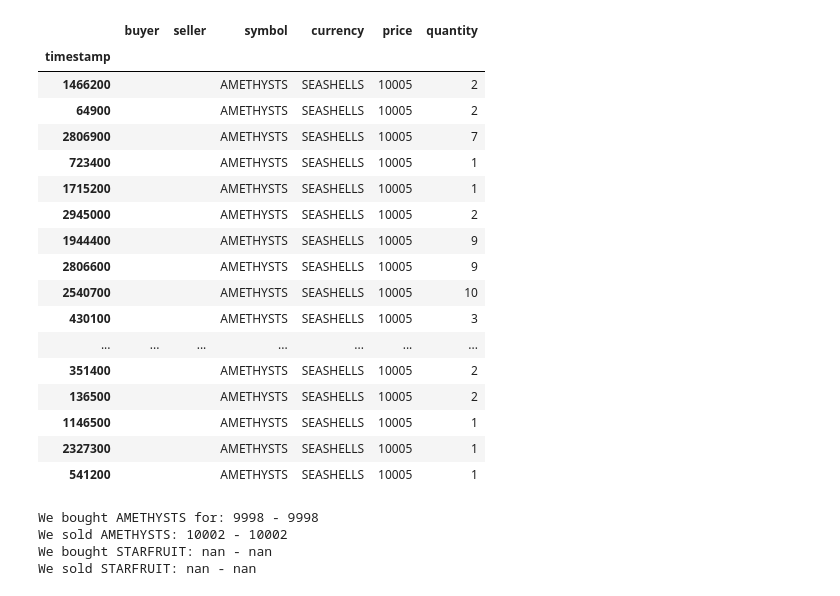
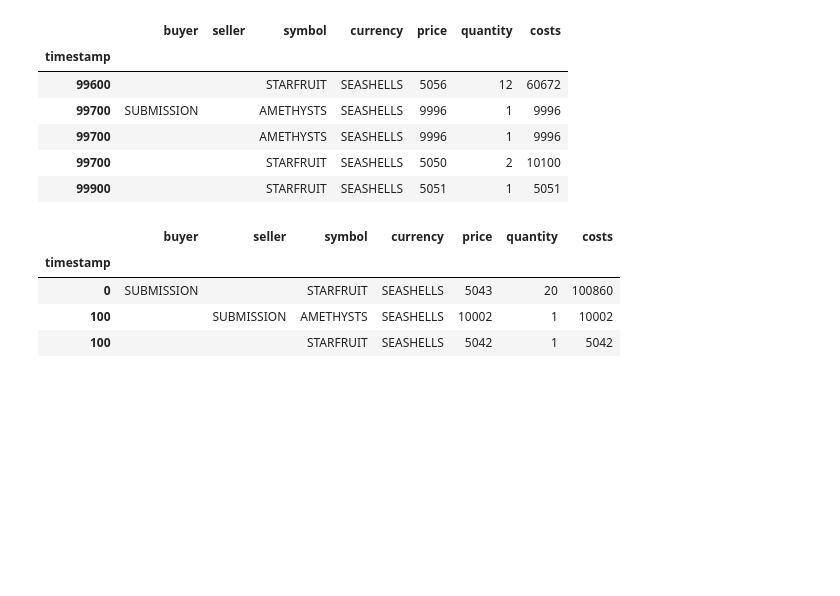
Before and after one commit to johannesfuest/prosperity-2, a Jupyter notebook: analysis/trades_analysis.ipynb, the cells around one changed output. Drawn from its saved outputs; the diff is of its cells as text; code cells hidden in the pictures; blank space fills up the shorter version.

```diff
--- a/analysis/trades_analysis.ipynb
+++ b/analysis/trades_analysis.ipynb
@@ -11,27 +12,21 @@ data.set_index('timestamp', inplace=True)
-# %%
-# check best bid for ametysts
-amethysts = data[data['symbol'] == 'AMETHYSTS']
-# get min price for amethysts
-amethysts.sort_values('price', ascending=False).head(30)
-# %% [output]
-|  | buyer | seller | symbol | currency | price | quantity |
-| timestamp |  |  |  |  |  |  |
-| 1466200 |  |  | AMETHYSTS | SEASHELLS | 10005 | 2 |
-| 64900 |  |  | AMETHYSTS | SEASHELLS | 10005 | 2 |
-| 2806900 |  |  | AMETHYSTS | SEASHELLS | 10005 | 7 |
-| 723400 |  |  | AMETHYSTS | SEASHELLS | 10005 | 1 |
-| 1715200 |  |  | AMETHYSTS | SEASHELLS | 10005 | 1 |
-| 2945000 |  |  | AMETHYSTS | SEASHELLS | 10005 | 2 |
-| 1944400 |  |  | AMETHYSTS | SEASHELLS | 10005 | 9 |
-| 2806600 |  |  | AMETHYSTS | SEASHELLS | 10005 | 9 |
-| 2540700 |  |  | AMETHYSTS | SEASHELLS | 10005 | 10 |
-| 430100 |  |  | AMETHYSTS | SEASHELLS | 10005 | 3 |
-| ... | ... | ... | ... | ... | ... | ... |
-| 351400 |  |  | AMETHYSTS | SEASHELLS | 10005 | 2 |
-| 136500 |  |  | AMETHYSTS | SEASHELLS | 10005 | 2 |
-| 1146500 |  |  | AMETHYSTS | SEASHELLS | 10005 | 1 |
-| 2327300 |  |  | AMETHYSTS | SEASHELLS | 10005 | 1 |
-| 541200 |  |  | AMETHYSTS | SEASHELLS | 10005 | 1 |
+# %%
+data.tail()
+# %% [output]
+|  | buyer | seller | symbol | currency | price | quantity | costs |
+| timestamp |  |  |  |  |  |  |  |
+| 99600 |  |  | STARFRUIT | SEASHELLS | 5056 | 12 | 60672 |
+| 99700 | SUBMISSION |  | AMETHYSTS | SEASHELLS | 9996 | 1 | 9996 |
+| 99700 |  |  | AMETHYSTS | SEASHELLS | 9996 | 1 | 9996 |
+| 99700 |  |  | STARFRUIT | SEASHELLS | 5050 | 2 | 10100 |
+| 99900 |  |  | STARFRUIT | SEASHELLS | 5051 | 1 | 5051 |
+# %%
+data.head(3)
+# %% [output]
+|  | buyer | seller | symbol | currency | price | quantity | costs |
+| timestamp |  |  |  |  |  |  |  |
+| 0 | SUBMISSION |  | STARFRUIT | SEASHELLS | 5043 | 20 | 100860 |
+| 100 |  | SUBMISSION | AMETHYSTS | SEASHELLS | 10002 | 1 | 10002 |
+| 100 |  |  | STARFRUIT | SEASHELLS | 5042 | 1 | 5042 |
 # %%
 # get all trades we sold
 amethysts = data[data['symbol'] == 'AMETHYSTS']
@@ -40,13 +35,3 @@ sold_AMETHYSTS = amethysts[amethysts['seller'] == 'SUBMISSION']
 bought_AMETHYSTS = amethysts[amethysts['buyer'] == 'SUBMISSION']
 sold_STARFRUIT = starfruit[starfruit['seller'] == 'SUBMISSION']
 bought_STARFRUIT = starfruit[starfruit['buyer'] == 'SUBMISSION']
-# %%
-print(f"We bought AMETHYSTS for: {bought_AMETHYSTS['price'].min()} - {bought_AMETHYSTS['price'].max()}")
-print(f"We sold AMETHYSTS: {sold_AMETHYSTS['price'].min()} - {sold_AMETHYSTS['price'].max()}")
-print(f"We bought STARFRUIT: {bought_STARFRUIT['price'].min()} - {bought_STARFRUIT['price'].max()}")
-print(f"We sold STARFRUIT: {sold_STARFRUIT['price'].min()} - {sold_STARFRUIT['price'].max()}")
-# %% [output]
-We bought AMETHYSTS for: 9998 - 9998
-We sold AMETHYSTS: 10002 - 10002
-We bought STARFRUIT: nan - nan
-We sold STARFRUIT: nan - nan
```
Also changed, not shown: parts of 7 cells of this notebook, 1 other file.
